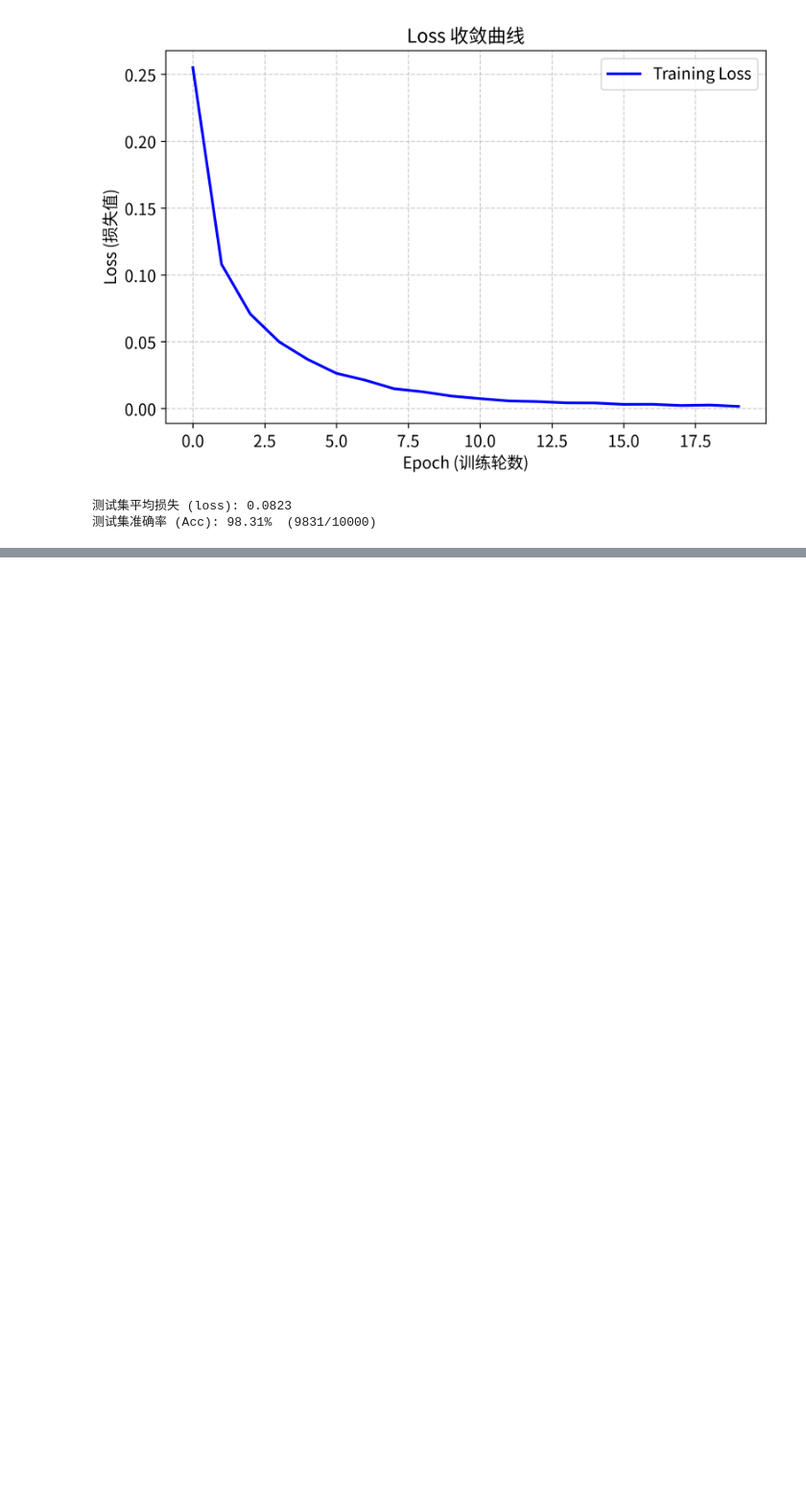
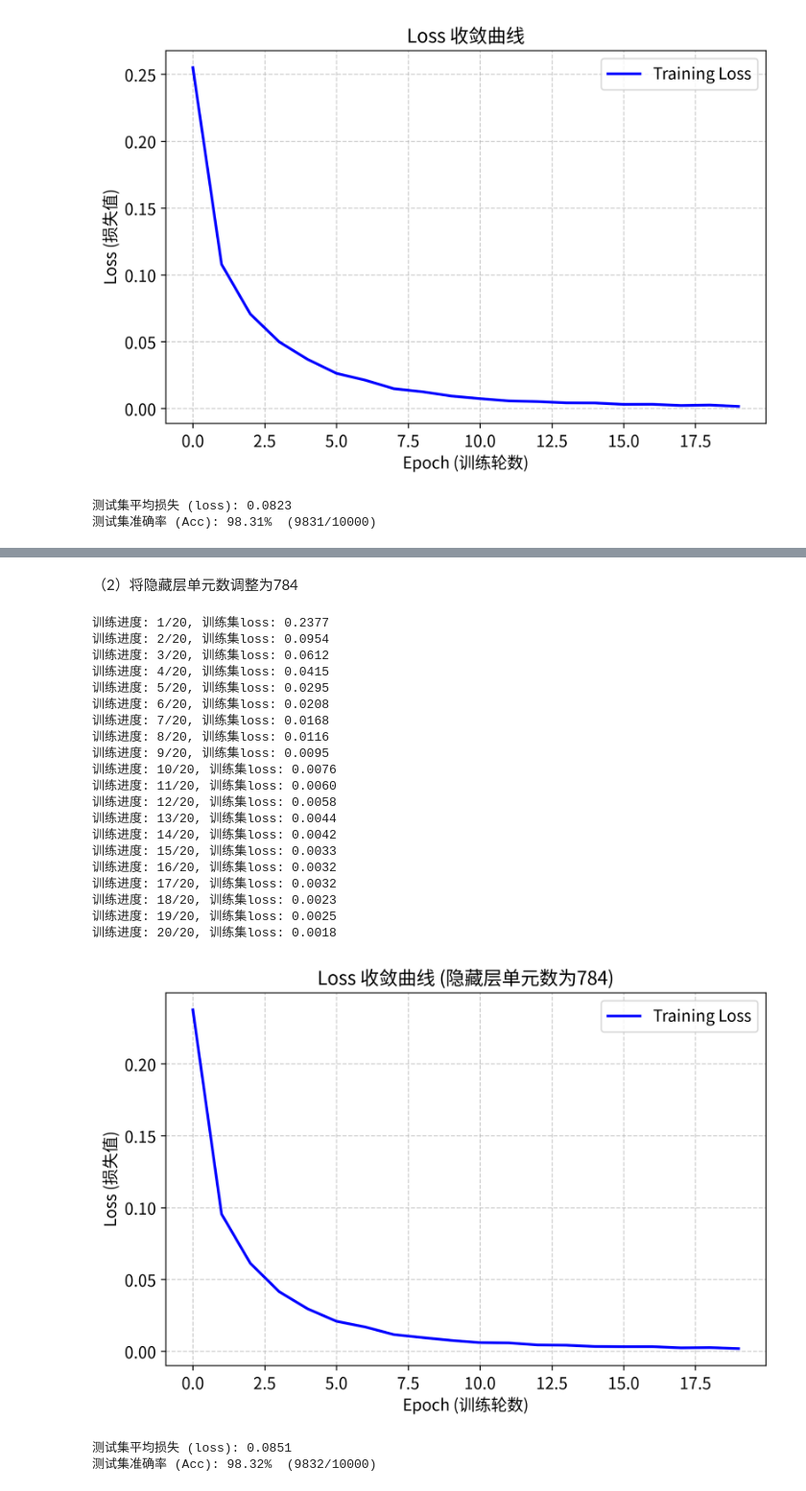
Before and after one commit to xiaoguangjin12345-dev/deep-learning, a Jupyter notebook: ex-1/ex-1.2.ipynb, the cells around one changed output, grey strips where cells are left out. Shown at 96% size. Cells and saved outputs as stored; diff of their text form; code cells hidden in the pictures; blank space fills up the shorter version.

```diff
--- a/ex-1/ex-1.2.ipynb
+++ b/ex-1/ex-1.2.ipynb
@@ -197,0 +316,34 @@ evaluate_model(model, batch=128)
+# %% [markdown]
+（2）将隐藏层单元数调整为784
+# %%
+model = HiddenNumNet(hidden_num = 784) # 定义模型
+criterion = nn.CrossEntropyLoss() # 损失函数（交叉熵损失）
+optimizer = optim.RMSprop(model.parameters(), lr = 0.001) # 优化器
+
+loss_result = train_model(model, epochs=20, batch = 128)
+plot_loss_curve('Loss 收敛曲线 (隐藏层单元数为784)', loss_result)
+evaluate_model(model, batch=128)
+# %% [output]
+训练进度: 1/20, 训练集loss: 0.2377
+训练进度: 2/20, 训练集loss: 0.0954
+训练进度: 3/20, 训练集loss: 0.0612
+训练进度: 4/20, 训练集loss: 0.0415
+训练进度: 5/20, 训练集loss: 0.0295
+训练进度: 6/20, 训练集loss: 0.0208
+训练进度: 7/20, 训练集loss: 0.0168
+训练进度: 8/20, 训练集loss: 0.0116
+训练进度: 9/20, 训练集loss: 0.0095
+训练进度: 10/20, 训练集loss: 0.0076
+训练进度: 11/20, 训练集loss: 0.0060
+训练进度: 12/20, 训练集loss: 0.0058
+训练进度: 13/20, 训练集loss: 0.0044
+训练进度: 14/20, 训练集loss: 0.0042
+训练进度: 15/20, 训练集loss: 0.0033
+训练进度: 16/20, 训练集loss: 0.0032
+训练进度: 17/20, 训练集loss: 0.0032
+训练进度: 18/20, 训练集loss: 0.0023
+训练进度: 19/20, 训练集loss: 0.0025
+训练进度: 20/20, 训练集loss: 0.0018
+[figure, added]
+测试集平均损失 (loss): 0.0851
+测试集准确率 (Acc): 98.32%  (9832/10000)
```
Also changed, not shown: parts of 17 cells of this notebook.
